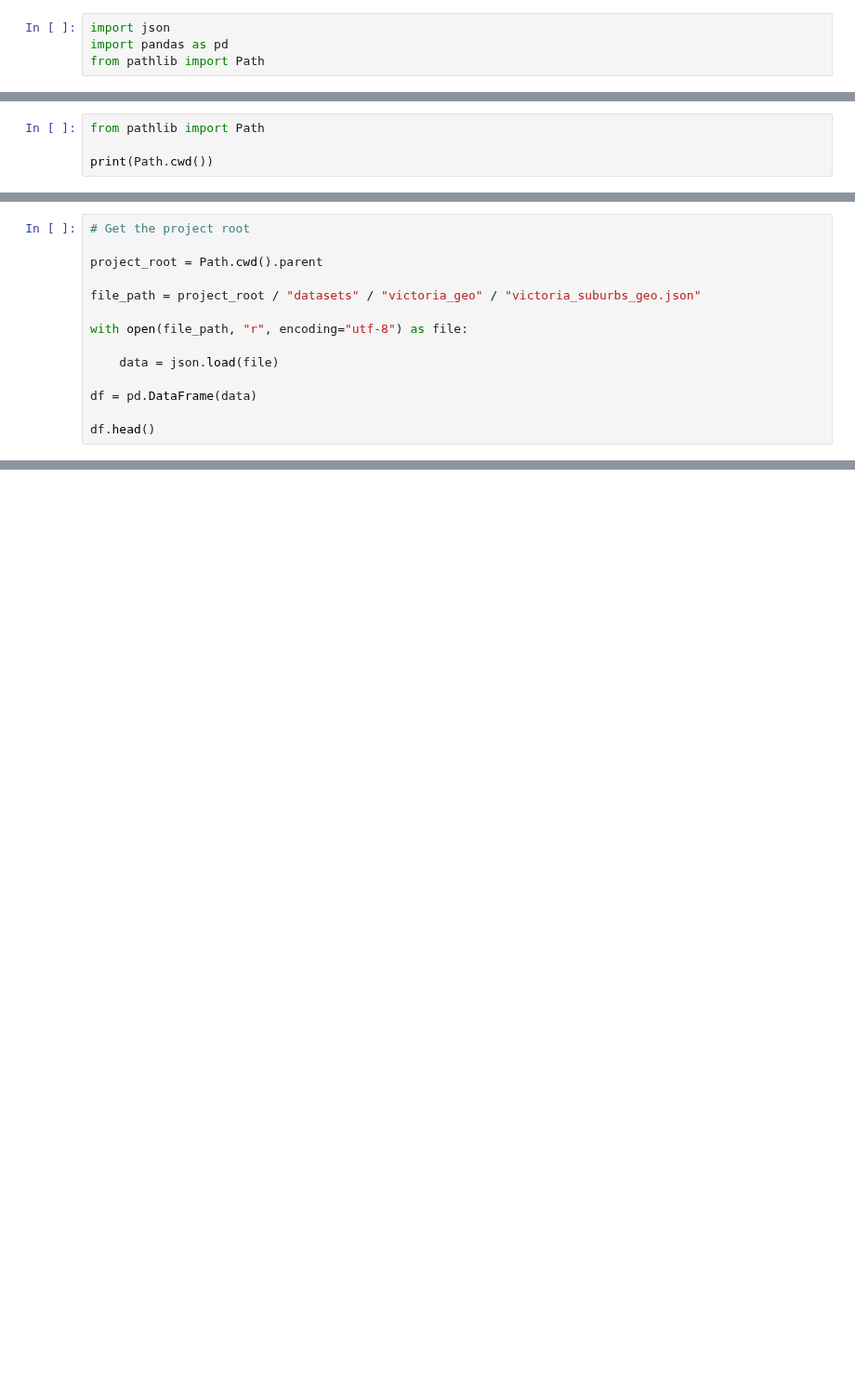
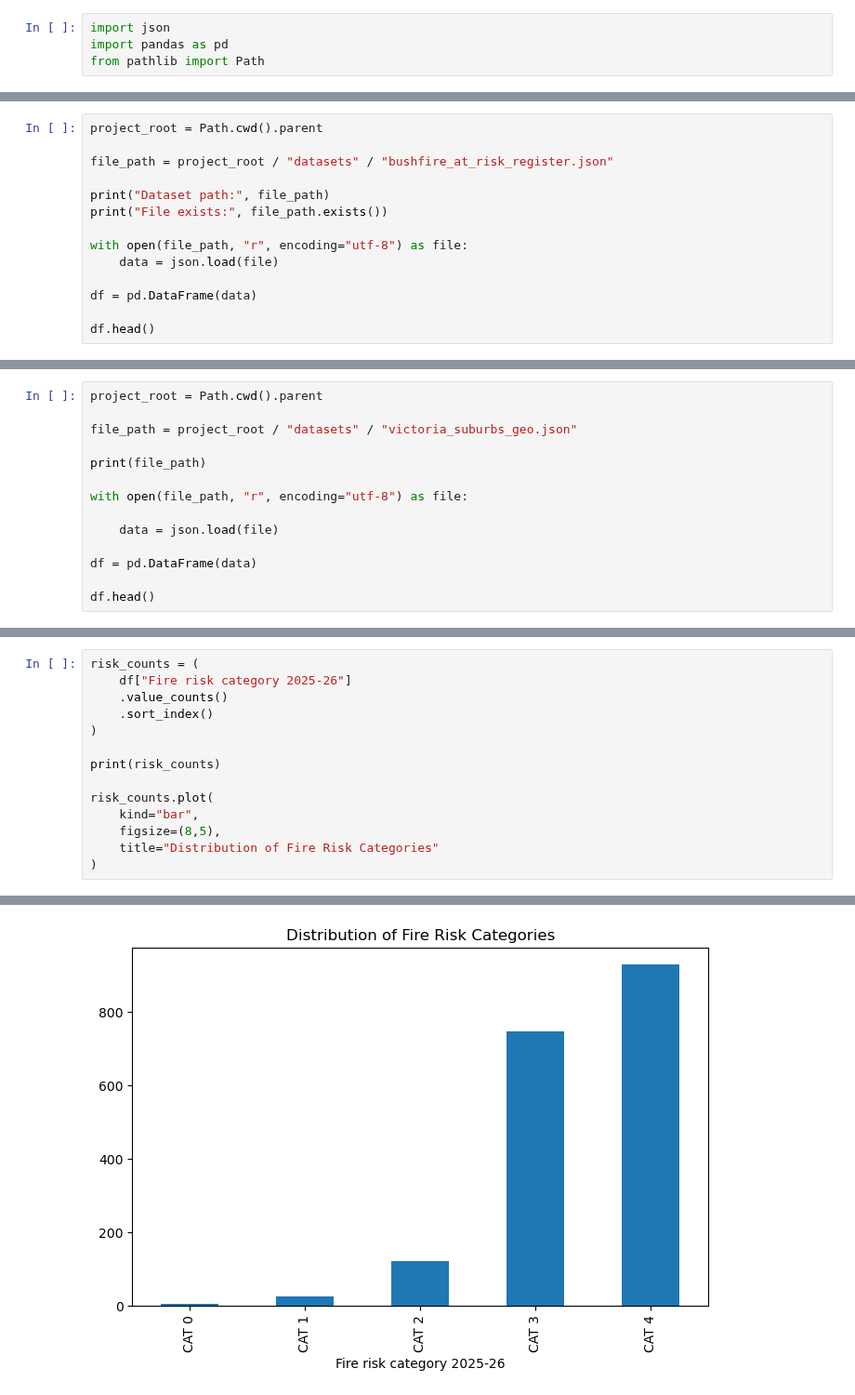
Before and after one commit to InnovAIte-Deakin/InnovAIte_FireFusion_Project, a Jupyter notebook: data-engineering/pipelines/bushfire_eda.ipynb, the cells around one changed output, grey strips where cells are left out. Shown at 93% size. Saved outputs shown, nothing was run; the diff lists cells and outputs as text; blank space fills up the shorter version.

Commit message:
Fix notebooks with complete EDA and Victoria geo cleaning workflow

```diff
--- a/data-engineering/pipelines/bushfire_eda.ipynb
+++ b/data-engineering/pipelines/bushfire_eda.ipynb
@@ -40,5 +32,15 @@ Each record contains:
 # %%
-from pathlib import Path
+project_root = Path.cwd().parent
 
-print(Path.cwd())
+file_path = project_root / "datasets" / "bushfire_at_risk_register.json"
+
+print("Dataset path:", file_path)
+print("File exists:", file_path.exists())
+
+with open(file_path, "r", encoding="utf-8") as file:
+    data = json.load(file)
+
+df = pd.DataFrame(data)
+
+df.head()
 # %% [output]
@@ -46,9 +55,9 @@ print(Path.cwd())
 # %%
-# Get the project root
-
 project_root = Path.cwd().parent
 
-file_path = project_root / "datasets" / "victoria_geo" / "victoria_suburbs_geo.json"
+file_path = project_root / "datasets" / "victoria_suburbs_geo.json"
+
+print(file_path)
 
 with open(file_path, "r", encoding="utf-8") as file:
 
@@ -61,0 +188,15 @@ FileNotFoundError: [Errno 2] No such file or directory: '/Users/architchandna/De
+# %%
+risk_counts = (
+    df["Fire risk category 2025-26"]
+    .value_counts()
+    .sort_index()
+)
+
+print(risk_counts)
+
+risk_counts.plot(
+    kind="bar",
+    figsize=(8,5),
+    title="Distribution of Fire Risk Categories"
+)
+# %% [output]
@@ -61,0 +211 @@ FileNotFoundError: [Errno 2] No such file or directory: '/Users/architchandna/De
+[figure, added]
```
Also changed, not shown: parts of 30 cells of this notebook, 1 other file.
